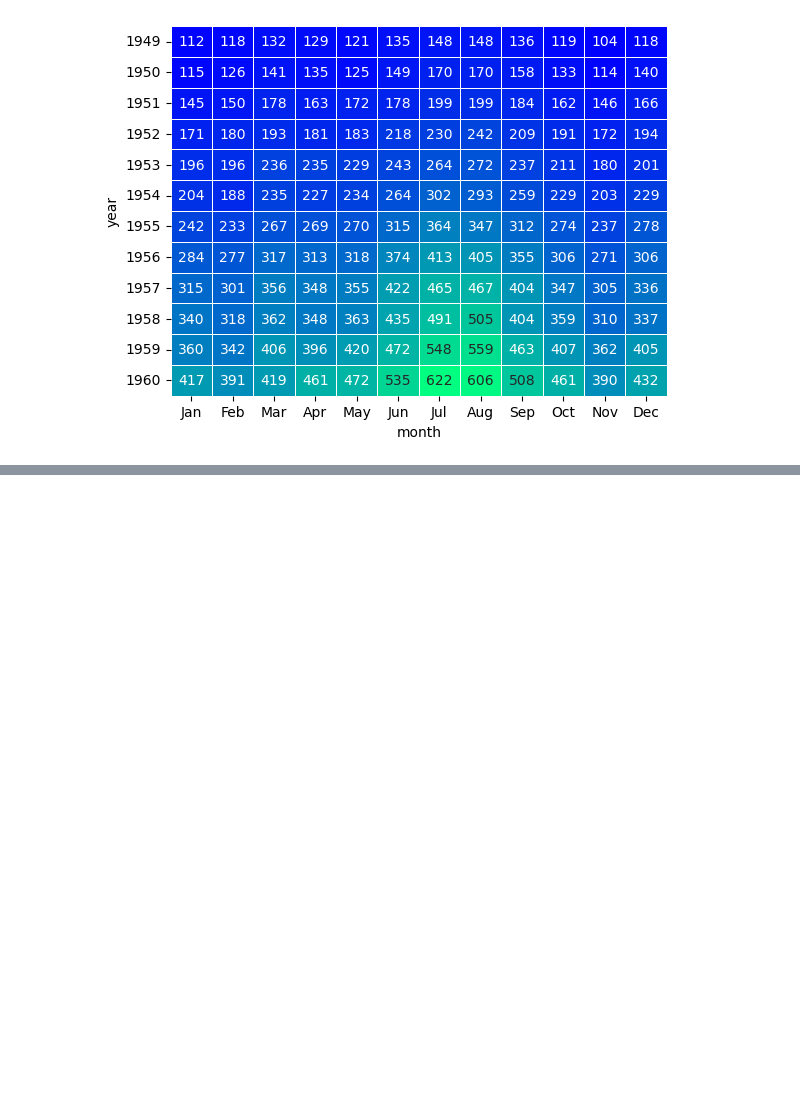
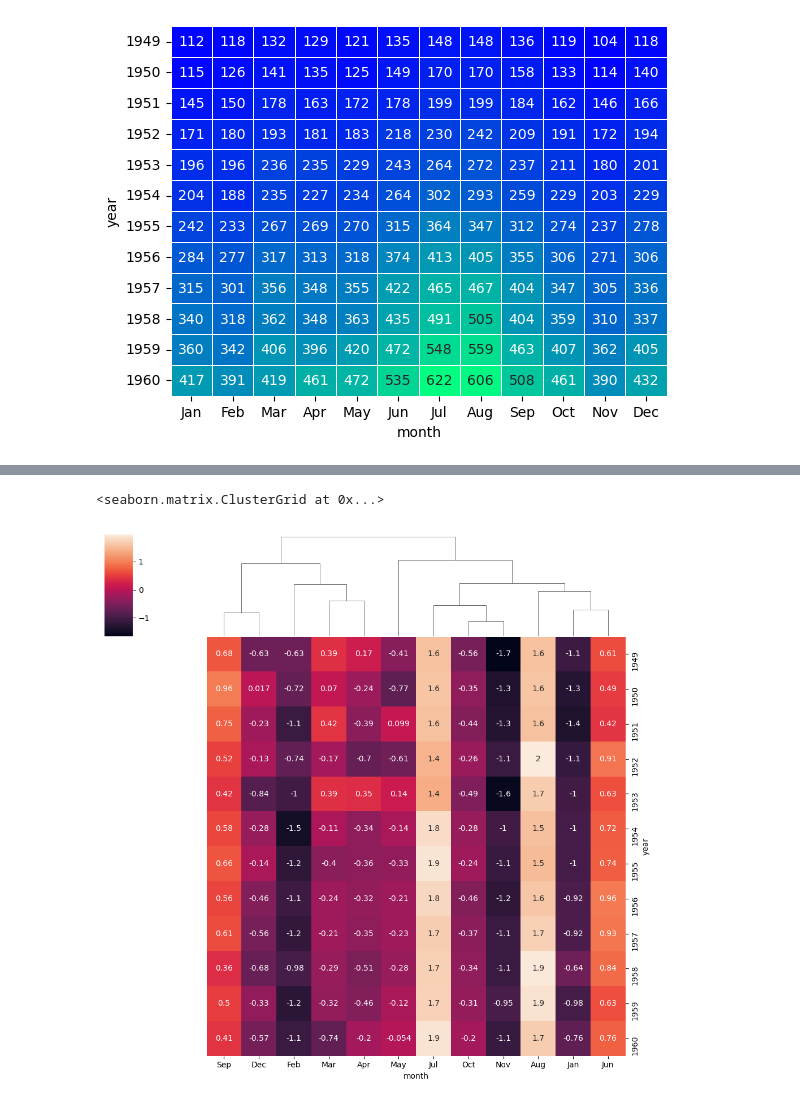
Before and after one commit to tufail-ihsan/seaborn, a Jupyter notebook: heatmap.ipynb, the cells around one changed output, grey strips where cells are left out. Saved outputs shown, nothing was run; the diff lists cells and outputs as text; code cells hidden in the pictures; blank space fills up the shorter version.

```diff
--- a/heatmap.ipynb
+++ b/heatmap.ipynb
@@ -70,0 +90,5 @@ sns.heatmap(x,cbar=False,linewidths=0.5,annot=True,fmt='d',cmap='winter')
+# %%
+sns.clustermap(x,z_score=0,annot=True,row_cluster=False,metric='correlation')
+# %% [output]
+<seaborn.matrix.ClusterGrid at 0x...>
+[figure, added]
```
Also changed, not shown: parts of 5 cells of this notebook.
